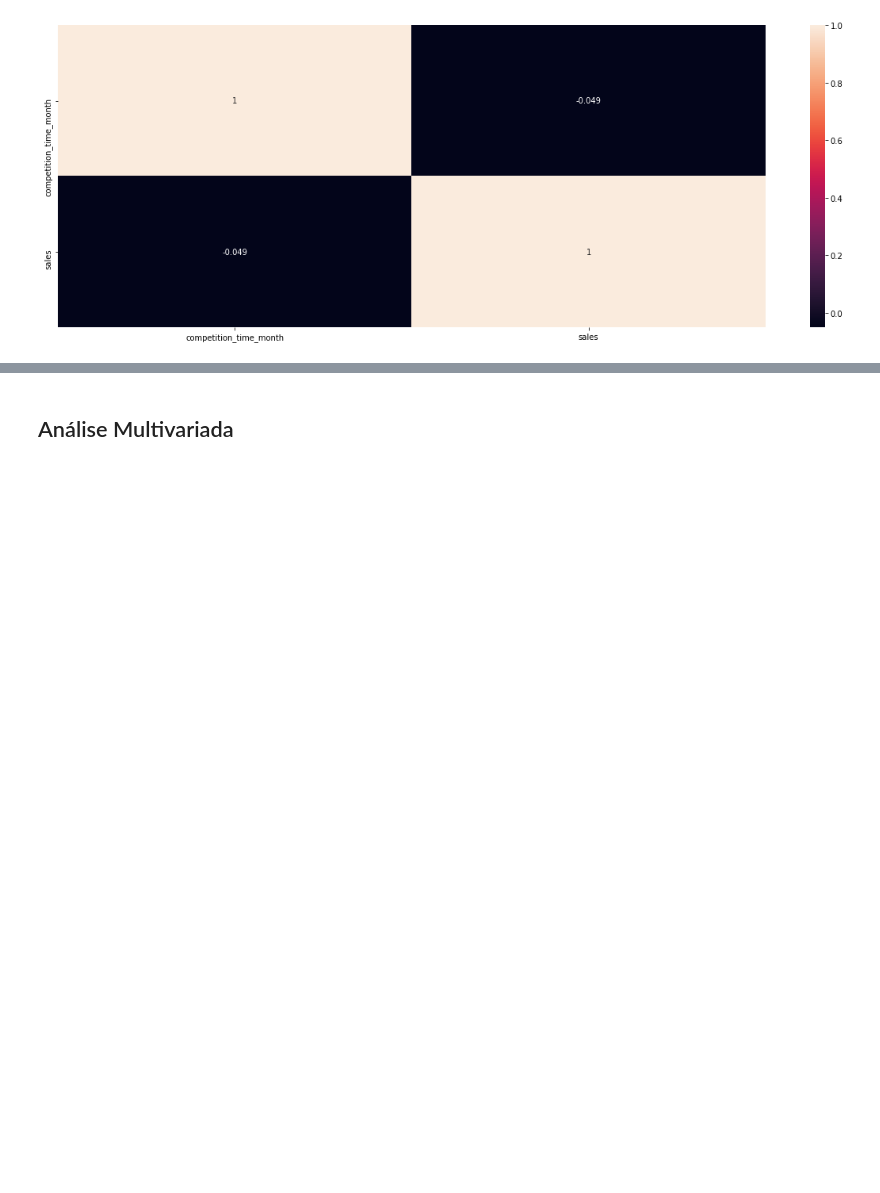
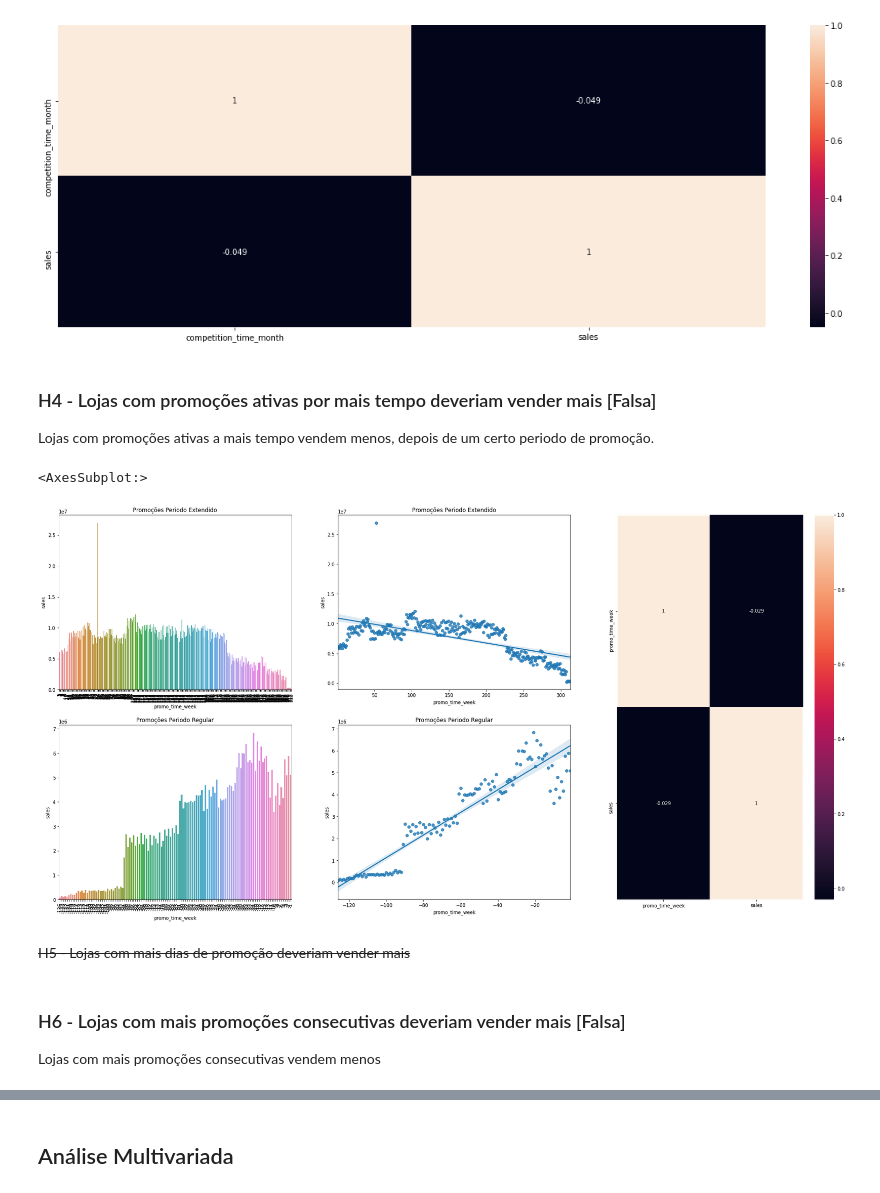
Before and after one commit to bruno154/the_rossman_projects, a Jupyter notebook: notebooks/dataDescription_HypothesisMap_FeatureEngineering.ipynb, the cells around one changed output, grey strips where cells are left out. Drawn from its saved outputs; the diff is of its cells as text; code cells hidden in the pictures; blank space fills up the shorter version.

```diff
--- a/notebooks/dataDescription_HypothesisMap_FeatureEngineering.ipynb
+++ b/notebooks/dataDescription_HypothesisMap_FeatureEngineering.ipynb
@@ -572,3 +574,50 @@ sns.heatmap(aux1.corr(method='pearson'), annot=True)
 # %% [output]
 <AxesSubplot:>
 [figure]
+# %% [markdown]
+### H4 - Lojas com promoções ativas por mais tempo deveriam vender mais [Falsa]
+Lojas com promoções ativas a mais tempo vendem menos, depois de um certo periodo de promoção.
+# %%
+aux1 = df4[['promo_time_week', 'sales']].groupby('promo_time_week').sum().reset_index()
+
+# Separando o periodo de promoção extendido e regular
+aux2 = aux1[aux1['promo_time_week']>0]
+aux3 = aux1[aux1['promo_time_week']<0]
+# %%
+# Plot
+plt.figure(figsize=(30,15))
+grid =  gridspec.GridSpec(2, 3)
+
+# Barplot
+plt.subplot(grid[0,0])
+sns.barplot(x='promo_time_week', y='sales',data=aux2)
+plt.xticks(rotation=90)
+plt.title('Promoções Periodo Extendido')
+
+# Regplot
+plt.subplot(grid[0,1])
+sns.regplot(x='promo_time_week', y='sales',data=aux2)
+plt.title('Promoções Periodo Extendido')
+
+# Barplot
+plt.subplot(grid[1,0])
+sns.barplot(x='promo_time_week', y='sales',data=aux3)
+plt.xticks(rotation=90)
+plt.title('Promoções Periodo Regular')
+
+# Regplot
+plt.subplot(grid[1,1])
+sns.regplot(x='promo_time_week', y='sales',data=aux3)
+plt.title('Promoções Periodo Regular')
+
+# HeatMap
+plt.subplot(grid[:,2])
+sns.heatmap(aux1.corr(method='pearson'), annot=True)
+# %% [output]
+<AxesSubplot:>
+[figure, added]
+# %% [markdown]
+<s>H5 - Lojas com mais dias de promoção deveriam vender mais</s>
+# %% [markdown]
+### H6 - Lojas com mais promoções consecutivas deveriam vender mais [Falsa]
+Lojas com mais promoções consecutivas vendem menos
```
Also changed, not shown: parts of 19 cells of this notebook.
